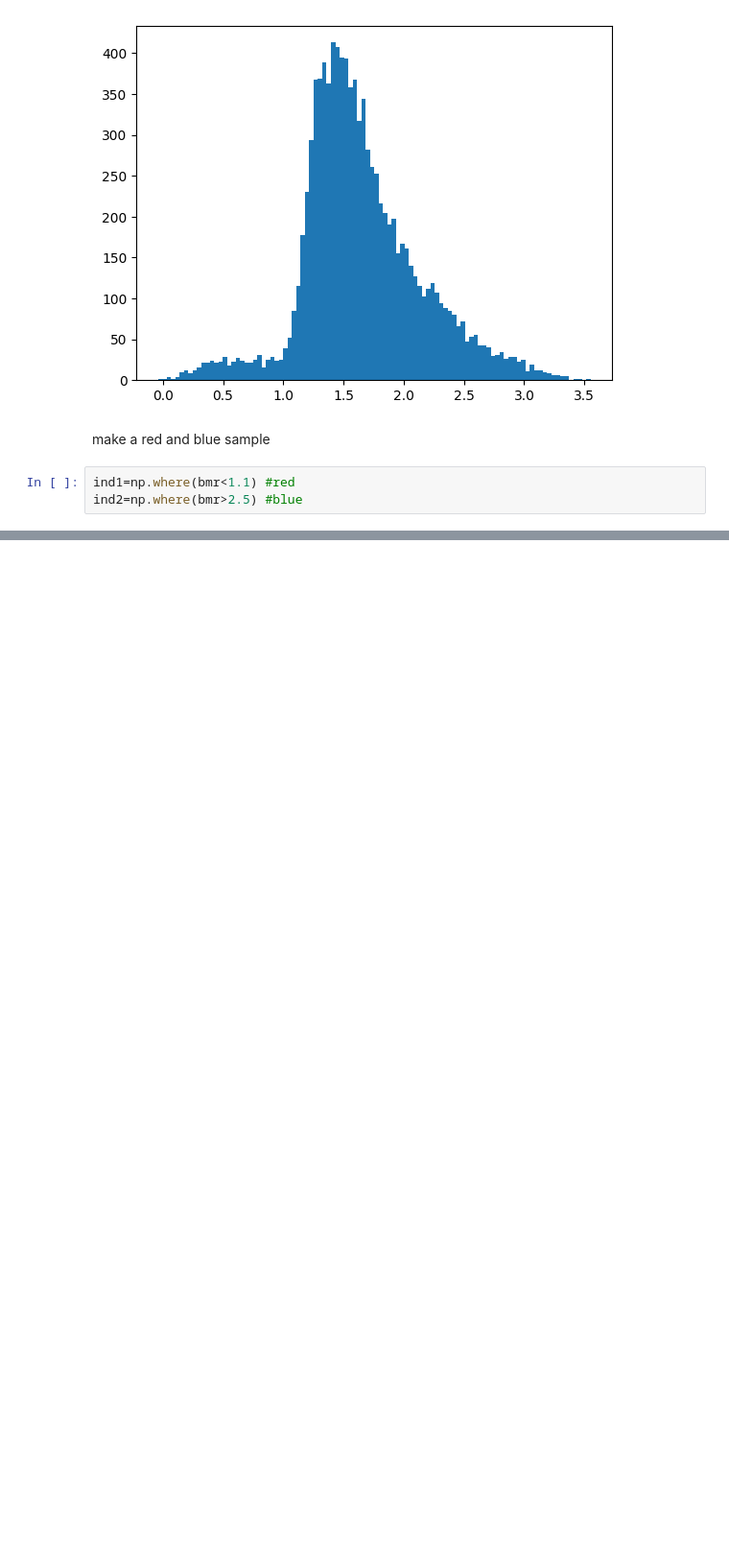
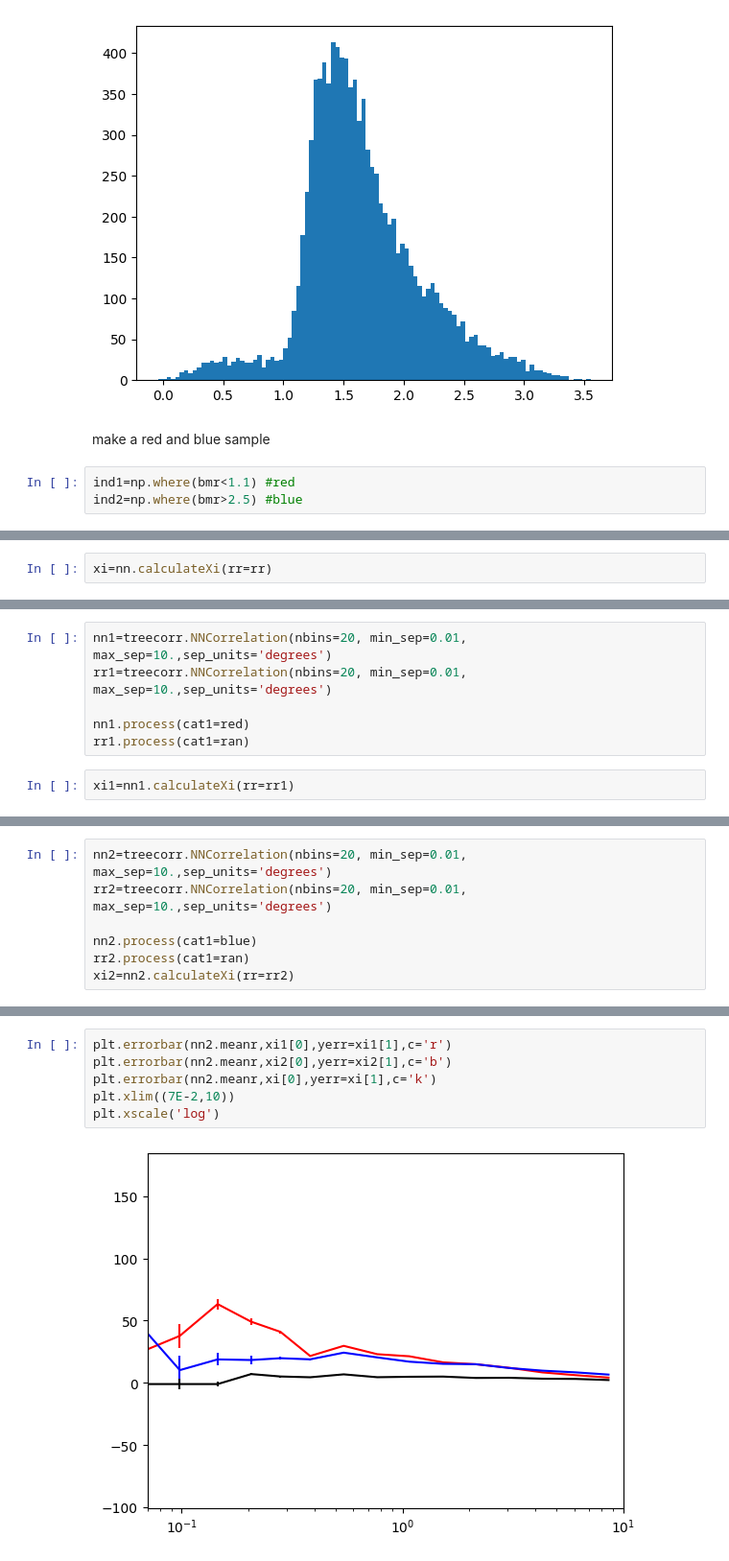
Before and after one commit to csabiu/Astrostatistics, a Jupyter notebook: GAIA_cross_correlation.ipynb, the cells around one changed output, grey strips where cells are left out. Shown: that part at 96% size. Cells and saved outputs as stored; diff of their text form; blank space fills up the shorter version.

```diff
--- a/GAIA_cross_correlation.ipynb
+++ b/GAIA_cross_correlation.ipynb
@@ -131,0 +140,2 @@ array([ 3.55631575e-02,  1.01088135e+00,  7.51836020e-01,  3.60748667e-01,
+# %%
+xi=nn.calculateXi(rr=rr)
@@ -131,0 +145,8 @@ array([ 3.55631575e-02,  1.01088135e+00,  7.51836020e-01,  3.60748667e-01,
+# %%
+nn1=treecorr.NNCorrelation(nbins=20, min_sep=0.01, max_sep=10.,sep_units='degrees')
+rr1=treecorr.NNCorrelation(nbins=20, min_sep=0.01, max_sep=10.,sep_units='degrees')
+
+nn1.process(cat1=red)
+rr1.process(cat1=ran)
+# %%
+xi1=nn1.calculateXi(rr=rr1)
@@ -131,0 +156,7 @@ array([ 3.55631575e-02,  1.01088135e+00,  7.51836020e-01,  3.60748667e-01,
+# %%
+nn2=treecorr.NNCorrelation(nbins=20, min_sep=0.01, max_sep=10.,sep_units='degrees')
+rr2=treecorr.NNCorrelation(nbins=20, min_sep=0.01, max_sep=10.,sep_units='degrees')
+
+nn2.process(cat1=blue)
+rr2.process(cat1=ran)
+xi2=nn2.calculateXi(rr=rr2)
@@ -131,0 +166,8 @@ array([ 3.55631575e-02,  1.01088135e+00,  7.51836020e-01,  3.60748667e-01,
+# %%
+plt.errorbar(nn2.meanr,xi1[0],yerr=xi1[1],c='r')
+plt.errorbar(nn2.meanr,xi2[0],yerr=xi2[1],c='b')
+plt.errorbar(nn2.meanr,xi[0],yerr=xi[1],c='k')
+plt.xlim((7E-2,10))
+plt.xscale('log')
+# %% [output]
+[figure, added]
```
Also changed, not shown: parts of 13 cells of this notebook.
